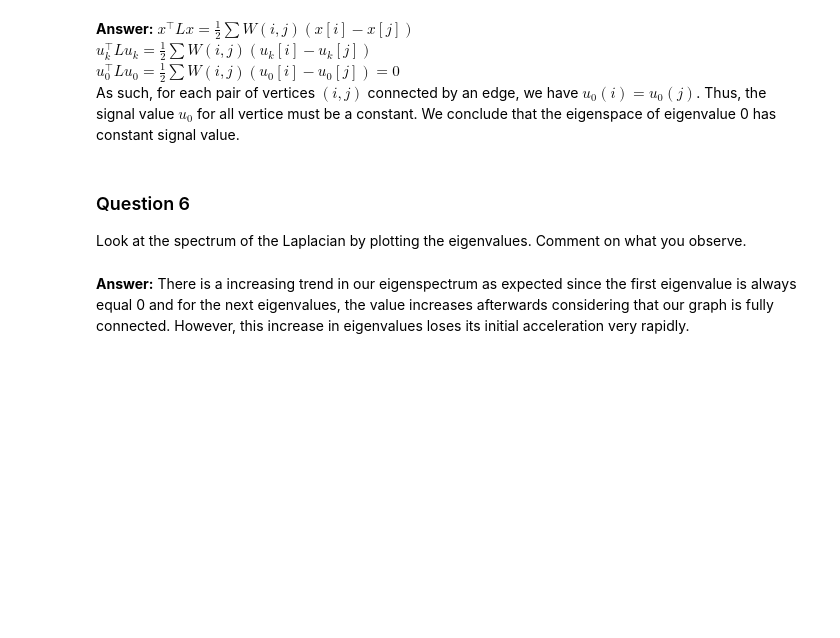
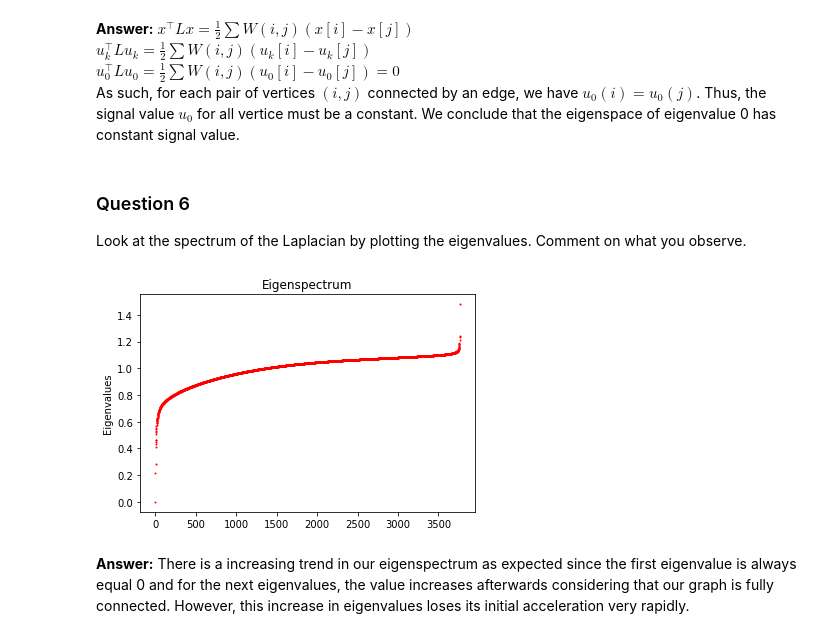
Before and after one commit to othmanbck/ntds_project_2018, a Jupyter notebook: 3_spectral_graph_theory.ipynb, the cells around one changed output. Saved outputs shown, nothing was run; the diff lists cells and outputs as text; code cells hidden in the pictures; blank space fills up the shorter version.

```diff
--- a/3_spectral_graph_theory.ipynb
+++ b/3_spectral_graph_theory.ipynb
@@ -134,7 +146,10 @@ Comment on what you observe.
 # %%
 plt.plot(eigenvalues, 'ro', markersize = 1)
 plt.title('Eigenspectrum')
+plt.ylabel('Eigenvalues')
 plt.show()
+# %% [output]
+[figure, added]
 # %% [markdown]
 **Answer:** There is a increasing trend in our eigenspectrum as expected since the first eigenvalue is always equal 0 and for the next eigenvalues, the value increases afterwards considering that our graph is fully connected. However, this increase in eigenvalues loses its initial acceleration very rapidly.
 # %% [markdown]
```
Also changed, not shown: parts of 13 cells of this notebook.
